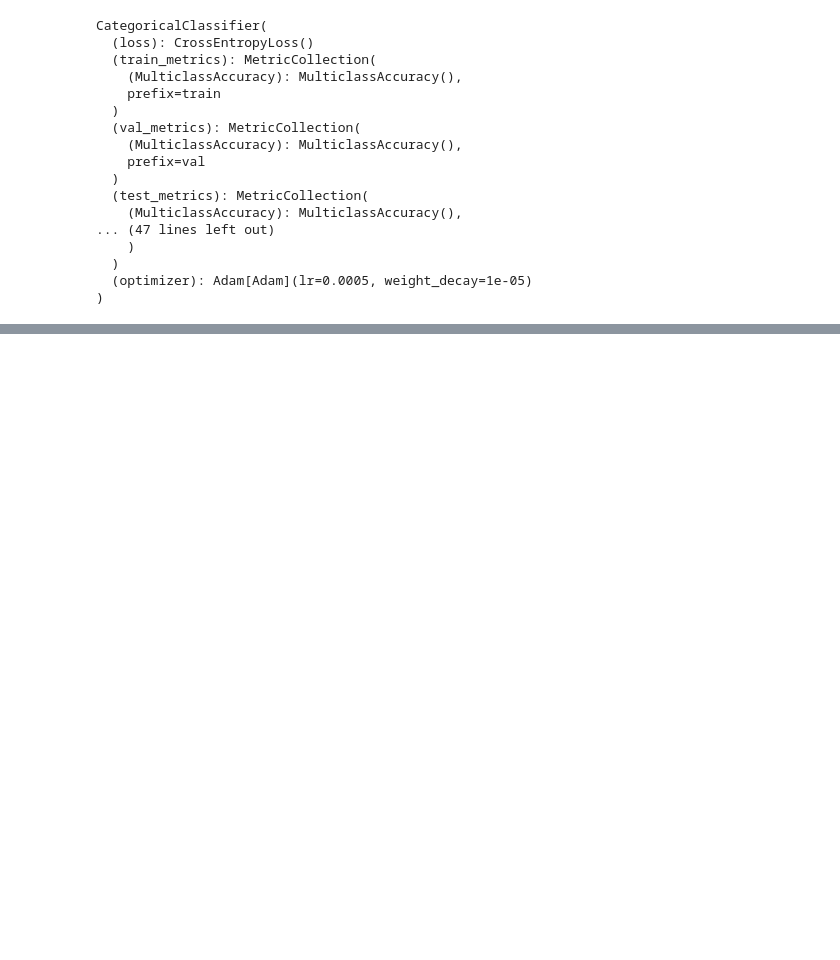
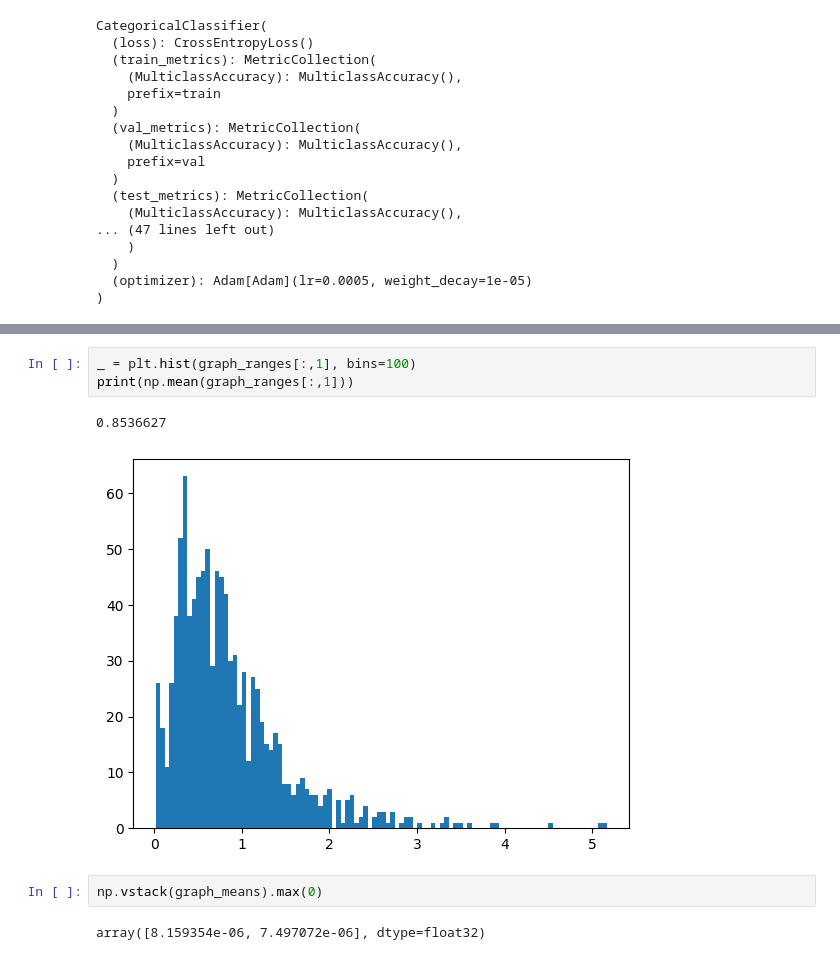
Before and after one commit to foca13/ParticleClassification, a Jupyter notebook: notebooks/magik_traj_cytoplasmic.ipynb, the cells around one changed output, grey strips where cells are left out. Cells and saved outputs as stored; diff of their text form; blank space fills up the shorter version.

```diff
--- a/notebooks/magik_traj_cytoplasmic.ipynb
+++ b/notebooks/magik_traj_cytoplasmic.ipynb
@@ -242,0 +277,10 @@ weighted avg       0.44      0.37      0.34       922
+# %%
+_ = plt.hist(graph_ranges[:,1], bins=100)
+print(np.mean(graph_ranges[:,1]))
+# %% [output]
+0.8536627
+[figure, added]
+# %%
+np.vstack(graph_means).max(0)
+# %% [output]
+array([8.159354e-06, 7.497072e-06], dtype=float32)
```
Also changed, not shown: parts of 11 cells of this notebook, 12 other files.
